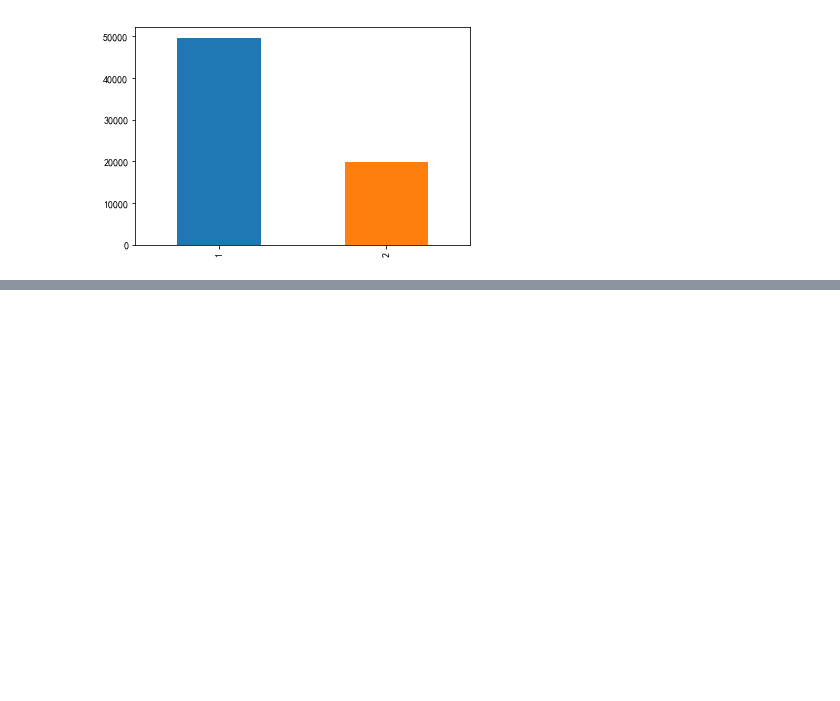
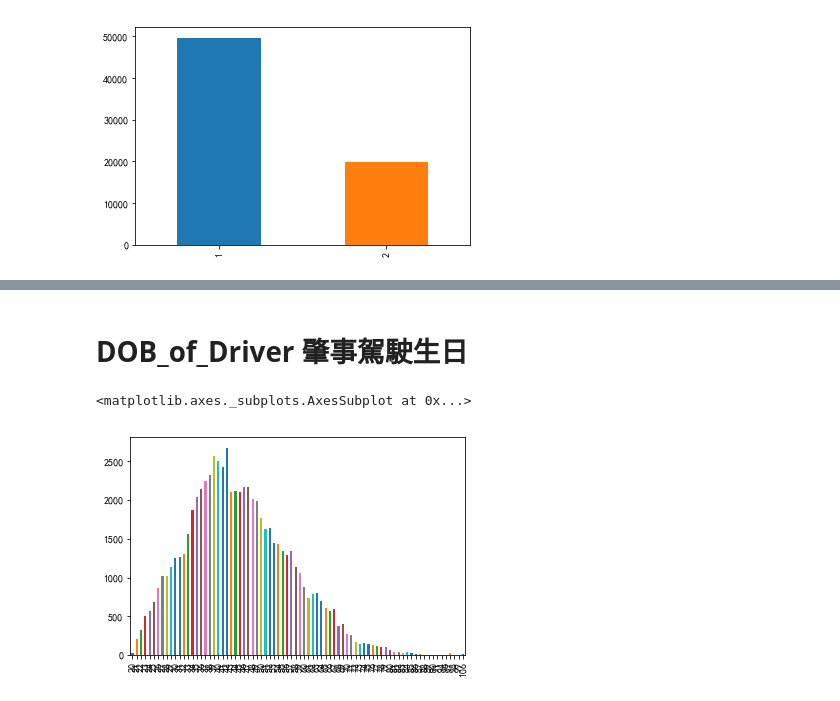
Before and after one commit to taipingeric/tbddd, a Jupyter notebook: EDA.ipynb, the cells around one changed output, grey strips where cells are left out. Saved outputs shown, nothing was run; the diff lists cells and outputs as text; code cells hidden in the pictures; blank space fills up the shorter version.

```diff
--- a/EDA.ipynb
+++ b/EDA.ipynb
@@ -486,0 +501,8 @@ df_claim['Driver\'s_Gender'].value_counts().plot(kind='bar')
+# %% [markdown]
+# DOB_of_Driver 肇事駕駛生日
+# %%
+# 年紀分佈
+(2018 - df_claim['DOB_of_Driver'].apply(lambda x: datetime.datetime.strptime(x, '%m/%Y')).dt.year).value_counts().sort_index().plot(kind='bar')
+# %% [output]
+<matplotlib.axes._subplots.AxesSubplot at 0x...>
+[figure, added]
```
Also changed, not shown: parts of 11 cells of this notebook.
